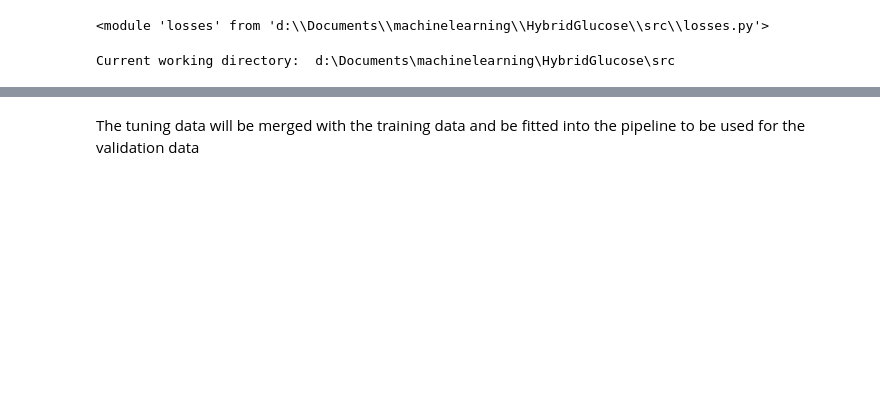
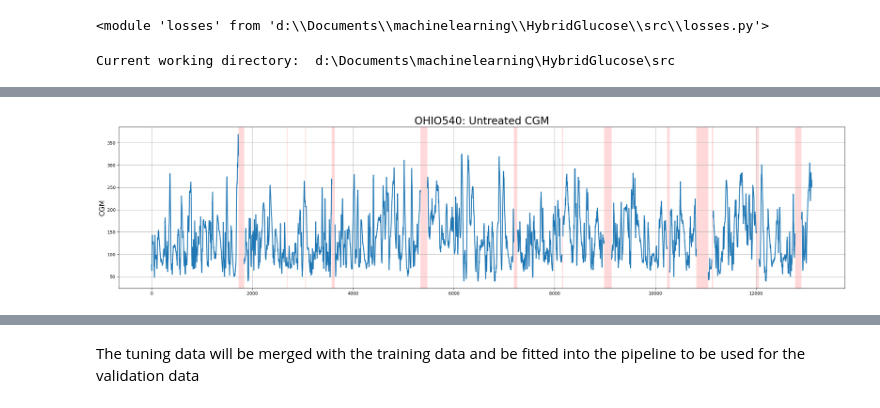
Before and after one commit to Khochawongwat/GlucoseFromRollingBollingers, a Jupyter notebook: src/model.ipynb, the cells around one changed output, grey strips where cells are left out. Saved outputs shown, nothing was run; the diff lists cells and outputs as text; code cells hidden in the pictures; blank space fills up the shorter version.

Commit message:
Redo the preprocessing, added graphs

```diff
--- a/src/model.ipynb
+++ b/src/model.ipynb
@@ -41,4 +50,4 @@ test (3002, 43)
 # %%
 for key in dataset.keys():
-    val_dataset[key] = reduce_classes(val_dataset[key])
-    dataset[key] = reduce_classes(dataset[key])
+    dataset[key]['train'] = reduce_classes(dataset[key]['train'])
+    dataset[key]['test'] = reduce_classes(dataset[key]['test'])
@@ -103,0 +54,20 @@ See the caveats in the documentation: https://pandas.pydata.org/pandas-docs/stab
+# %%
+L = dataset['ohio540']['train']
+# %%
+plt.figure(figsize=(24, 6))
+plt.plot(L['CGM'], linewidth=2)
+missing_indices = np.where(L['CGM'].isnull())[0]
+
+for idx in missing_indices:
+    plt.axvspan(idx-0.5, idx+0.5, facecolor='red', alpha=0.15)
+
+title = 'OHIO540: Untreated CGM'
+plt.title(title, fontsize=24)
+plt.ylabel('CGM', fontsize=16)
+
+plt.grid(True)
+plt.tight_layout()
+
+plt.savefig(f"../imgs/{title.replace(" ", "_")}.png")
+# %% [output]
+[figure, added]
```
Also changed, not shown: parts of 30 cells of this notebook, 26 other files.
